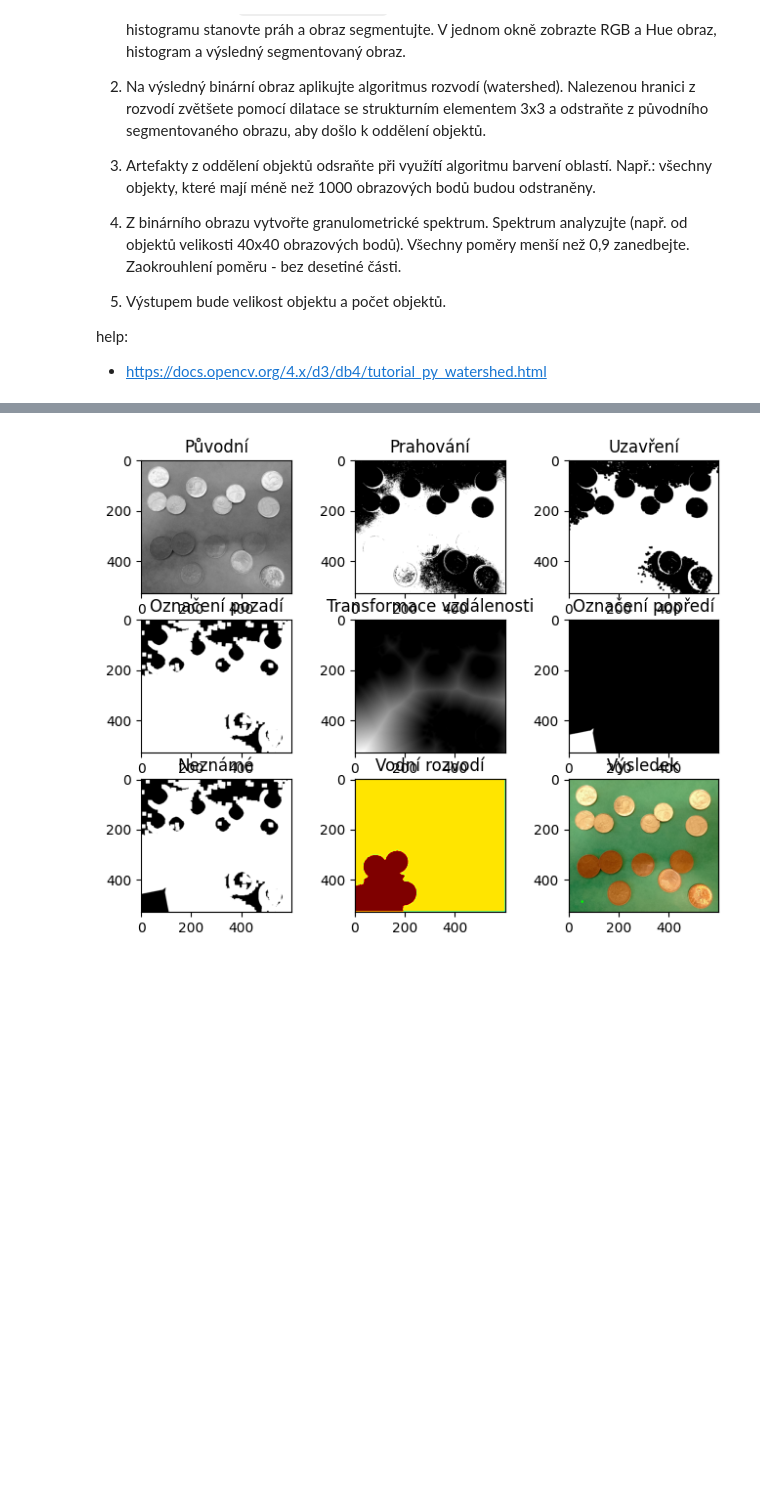
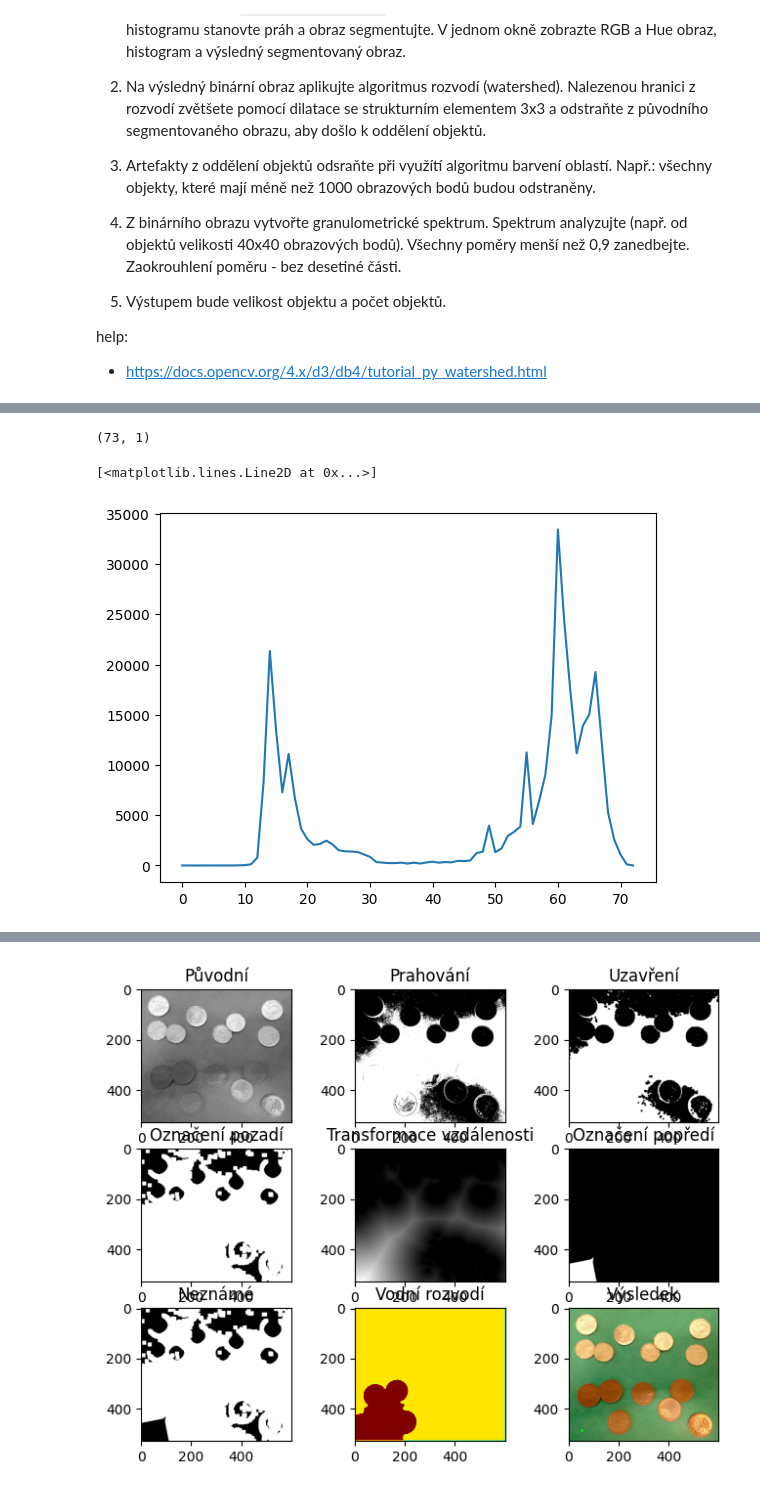
Before and after one commit to TUL-IT-2020/PVI-Pocitacove_videni, a Jupyter notebook: cviceni/cv06/cv06.ipynb, the cells around one changed output, grey strips where cells are left out. Saved outputs shown, nothing was run; the diff lists cells and outputs as text; code cells hidden in the pictures; blank space fills up the shorter version.

```diff
--- a/cviceni/cv06/cv06.ipynb
+++ b/cviceni/cv06/cv06.ipynb
@@ -78,0 +103,23 @@ img_gray = cv2.cvtColor(img, cv2.COLOR_RGB2GRAY)
+# %%
+# hist crop from first not zero value to last not zero value
+
+def crop_hist(hist):
+    start = 0
+    end = len(hist)
+    for i in range(len(hist)):
+        if hist[i] > 0:
+            start = i
+            break
+    for i in range(len(hist)-1, 0, -1):
+        if hist[i] > 0:
+            end = i
+            break
+    return hist[start:end]
+
+hist_crop = crop_hist(hist)
+print(hist_crop.shape)
+plt.plot(hist_crop)
+# %% [output]
+(73, 1)
+[<matplotlib.lines.Line2D at 0x...>]
+[figure, added]
```
Also changed, not shown: parts of 11 cells of this notebook.
